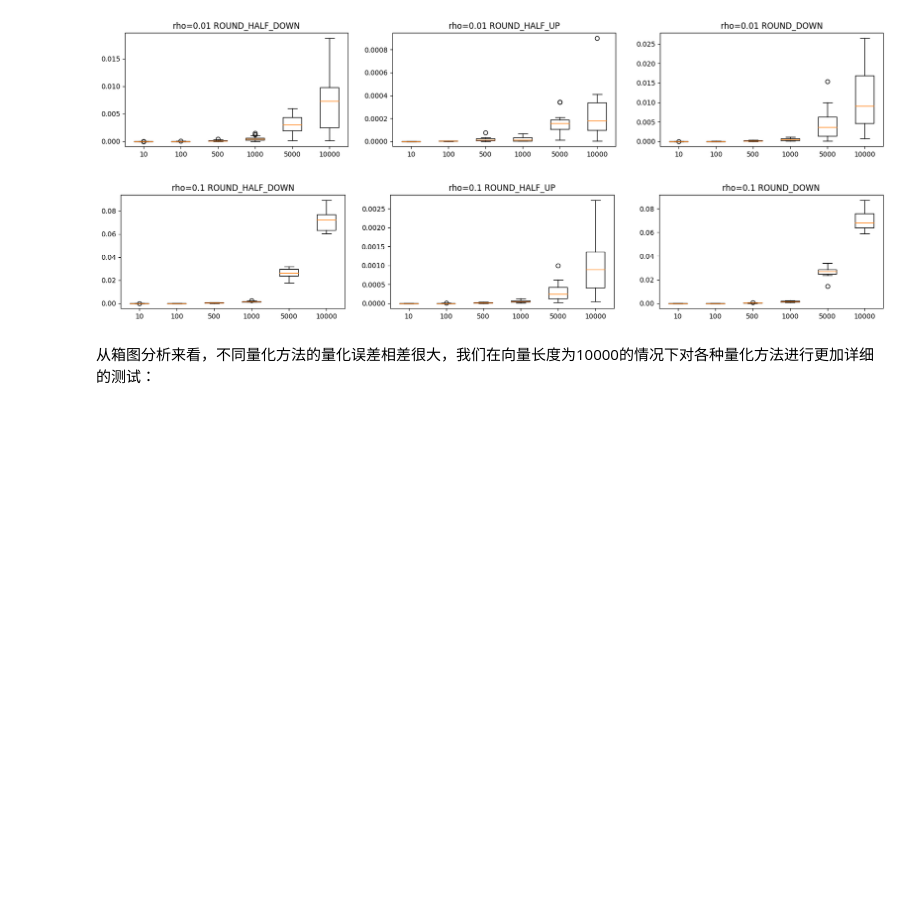
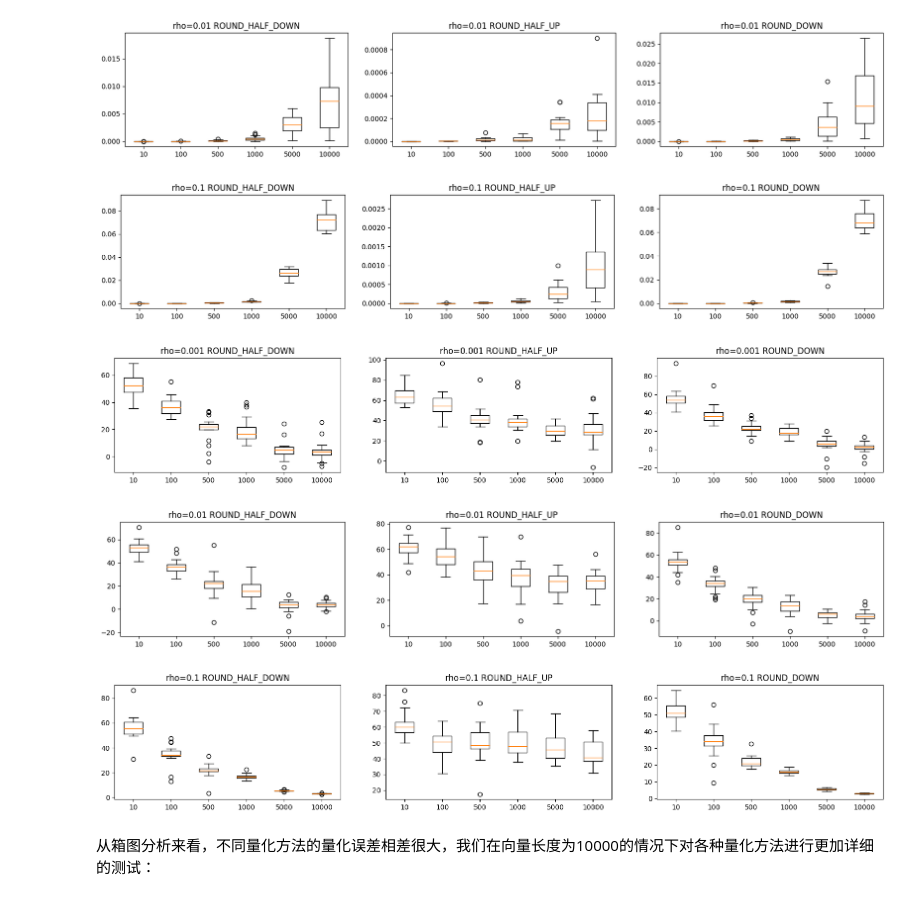
Before and after one commit to reiase/ieee754_simulation, a Jupyter notebook: simfloat.ipynb, the cells around one changed output. Cells and saved outputs as stored; diff of their text form; code cells hidden in the pictures; blank space fills up the shorter version.

```diff
--- a/simfloat.ipynb
+++ b/simfloat.ipynb
@@ -186,6 +253,30 @@ for rho in [0.001, 0.01, 0.1]:
 [figure]
 [figure]
 [figure]
+# %%
+size = [10, 100, 500,1000, 5000, 10000]
+samples = 20
+for rho in [0.001, 0.01, 0.1]:
+    plt.figure(figsize=(20,3))
+    plt.subplot(1,3,1)
+    plt.boxplot([[correlated_dot_error_snr(0.01, s, rho, "ROUND_HALF_DOWN") for _ in range(samples)] for s in size])
+    plt.xticks(ticks=[x+1 for x in range(len(size))],labels=size)
+    plt.title(f"rho={rho} ROUND_HALF_DOWN")
+
+    plt.subplot(1,3,2)
+    plt.boxplot([[correlated_dot_error_snr(0.01, s, rho, "ROUND_HALF_UP") for _ in range(samples)] for s in size])
+    plt.xticks(ticks=[x+1 for x in range(len(size))],labels=size)
+    plt.title(f"rho={rho} ROUND_HALF_UP")
+
+    plt.subplot(1,3,3)
+    plt.boxplot([[correlated_dot_error_snr(0.01, s, rho, "ROUND_DOWN") for _ in range(samples)] for s in size])
+    plt.xticks(ticks=[x+1 for x in range(len(size))],labels=size)
+    plt.title(f"rho={rho} ROUND_DOWN")
+    plt.show()
+# %% [output]
+[figure, added]
+[figure, added]
+[figure, added]
 # %% [markdown]
 从箱图分析来看，不同量化方法的量化误差相差很大，我们在向量长度为10000的情况下对各种量化方法进行更加详细的测试：
 # %%
```
Also changed, not shown: parts of 9 cells of this notebook.
